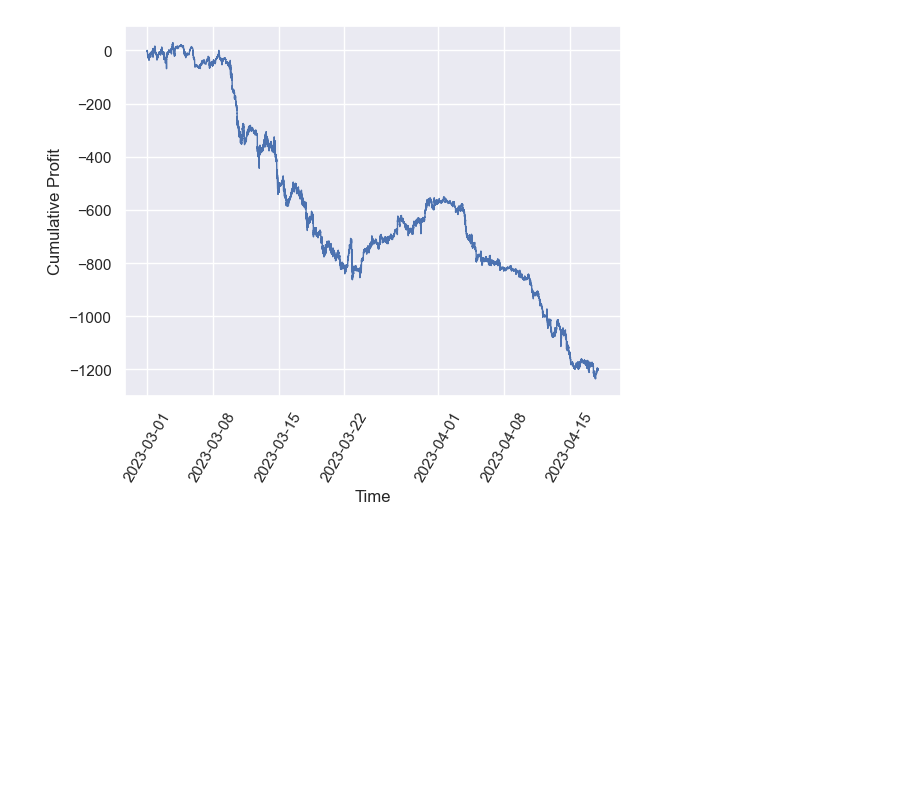
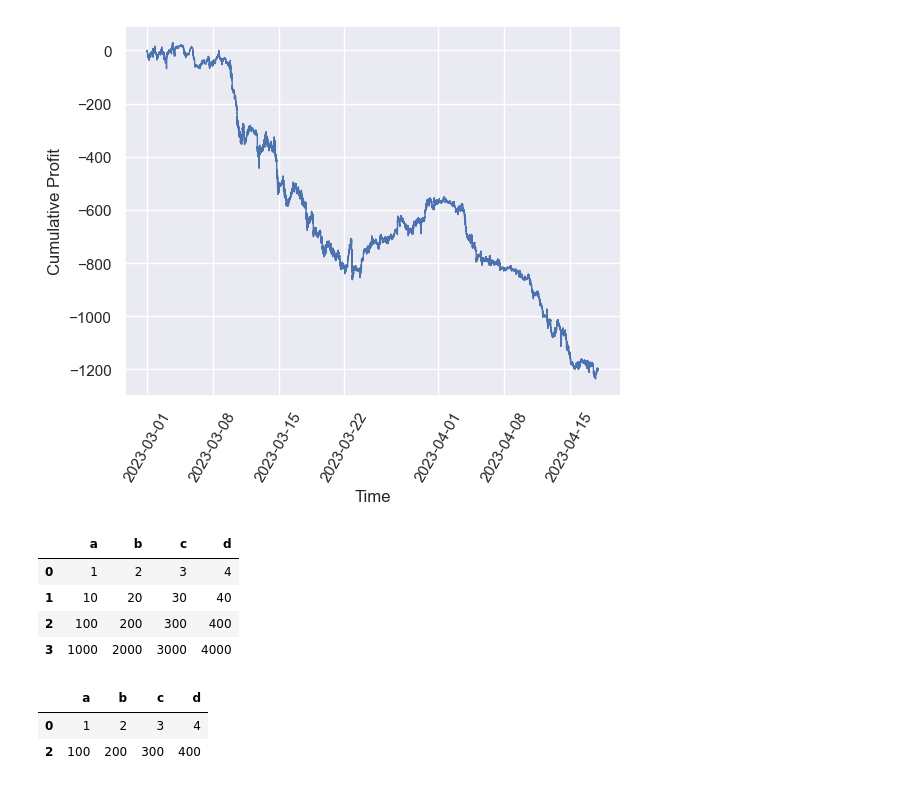
Before and after one commit to yoda31217/to-the-moon, a Jupyter notebook: ttm-analytics/src/analytics/analytics_2.ipynb, the cells around one changed output. Cells and saved outputs as stored; diff of their text form; code cells hidden in the pictures; blank space fills up the shorter version.

```diff
--- a/ttm-analytics/src/analytics/analytics_2.ipynb
+++ b/ttm-analytics/src/analytics/analytics_2.ipynb
@@ -93,3 +95,27 @@ Cumulative profit: -1199.4400000001137
 | 30047 | 1.681775e+12 | SELL | 2076.20 | 2074.12 | 1.681775e+12 | 2.08 | -1199.44 |
 30048 rows × 7 columns
 [figure]
+# %%
+import pandas as pd
+from IPython.core.display_functions import display
+
+mydict = [
+  {'a': 1, 'b': 2, 'c': 3, 'd': 4},
+  {'a': 10, 'b': 20, 'c': 30, 'd': 40},
+  {'a': 100, 'b': 200, 'c': 300, 'd': 400},
+  {'a': 1000, 'b': 2000, 'c': 3000, 'd': 4000 }
+]
+df = pd.DataFrame(mydict)
+
+display(df)
+
+display(df.iloc[::2, :])
+# %% [output]
+|  | a | b | c | d |
+| 0 | 1 | 2 | 3 | 4 |
+| 1 | 10 | 20 | 30 | 40 |
+| 2 | 100 | 200 | 300 | 400 |
+| 3 | 1000 | 2000 | 3000 | 4000 |
+|  | a | b | c | d |
+| 0 | 1 | 2 | 3 | 4 |
+| 2 | 100 | 200 | 300 | 400 |
```
Also changed, not shown: parts of 3 cells of this notebook.
